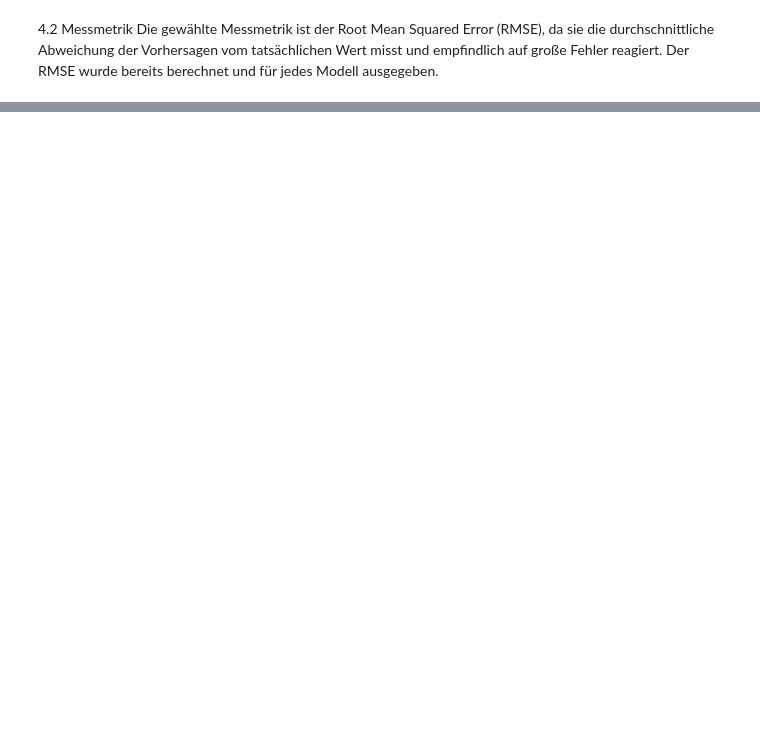
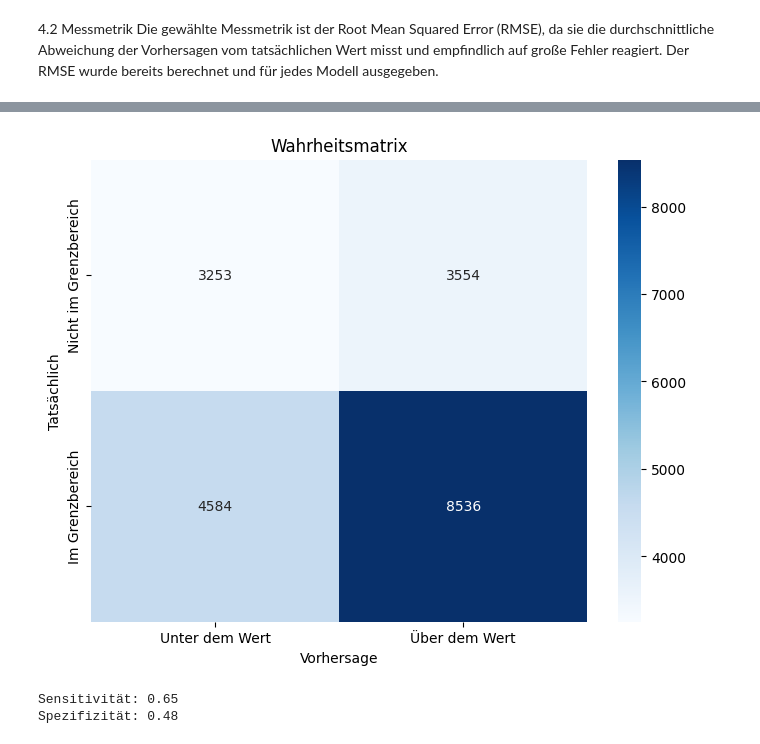
Before and after one commit to ascii-phoenix/NYC-TAXI-FARE, a Jupyter notebook: evaluation.ipynb, the cells around one changed output, grey strips where cells are left out. Drawn from its saved outputs; the diff is of its cells as text; code cells hidden in the pictures; blank space fills up the shorter version.

```diff
--- a/evaluation.ipynb
+++ b/evaluation.ipynb
@@ -14,0 +98,28 @@ Da es sich um ein Regressionsproblem handelt, ist eine Wahrheitsmatrix nicht dir
+# %%
+import seaborn as sns
+import matplotlib.pyplot as plt
+from sklearn.metrics import confusion_matrix
+import numpy as np
+from sklearn.metrics import confusion_matrix
+
+# Schwellenwert definieren (z. B. ±2 USD)
+threshold = 2.0
+
+y_true_binary = np.abs(y_test - y_pred) <= threshold
+y_pred_binary = np.where(y_pred > y_test, 1, 0)
+cm = confusion_matrix(y_true_binary, y_pred_binary)
+tn, fp, fn, tp = cm.ravel()
+sensitivity = tp / (tp + fn) if (tp + fn) > 0 else 0
+specificity = tn / (tn + fp) if (tn + fp) > 0 else 0
+plt.figure(figsize=(8, 6))
+sns.heatmap(cm, annot=True, fmt="d", cmap="Blues", xticklabels=["Unter dem Wert", "Über dem Wert"], yticklabels=["Nicht im Grenzbereich", "Im Grenzbereich"])
+plt.xlabel("Vorhersage")
+plt.ylabel("Tatsächlich")
+plt.title("Wahrheitsmatrix")
+plt.show()
+print(f"Sensitivität: {sensitivity:.2f}")
+print(f"Spezifizität: {specificity:.2f}")
+# %% [output]
+[figure, added]
+Sensitivität: 0.65
+Spezifizität: 0.48
```
Also changed, not shown: parts of 4 cells of this notebook.
